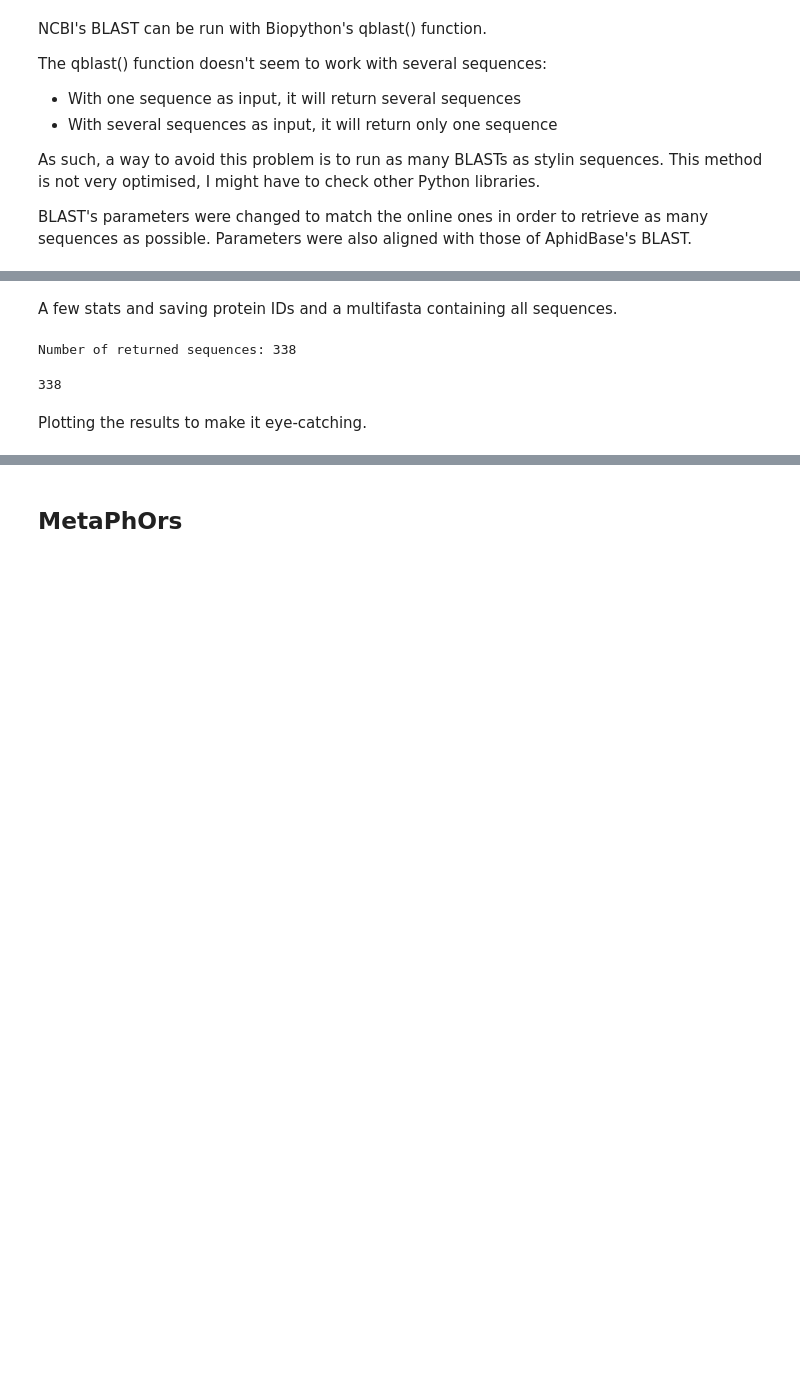
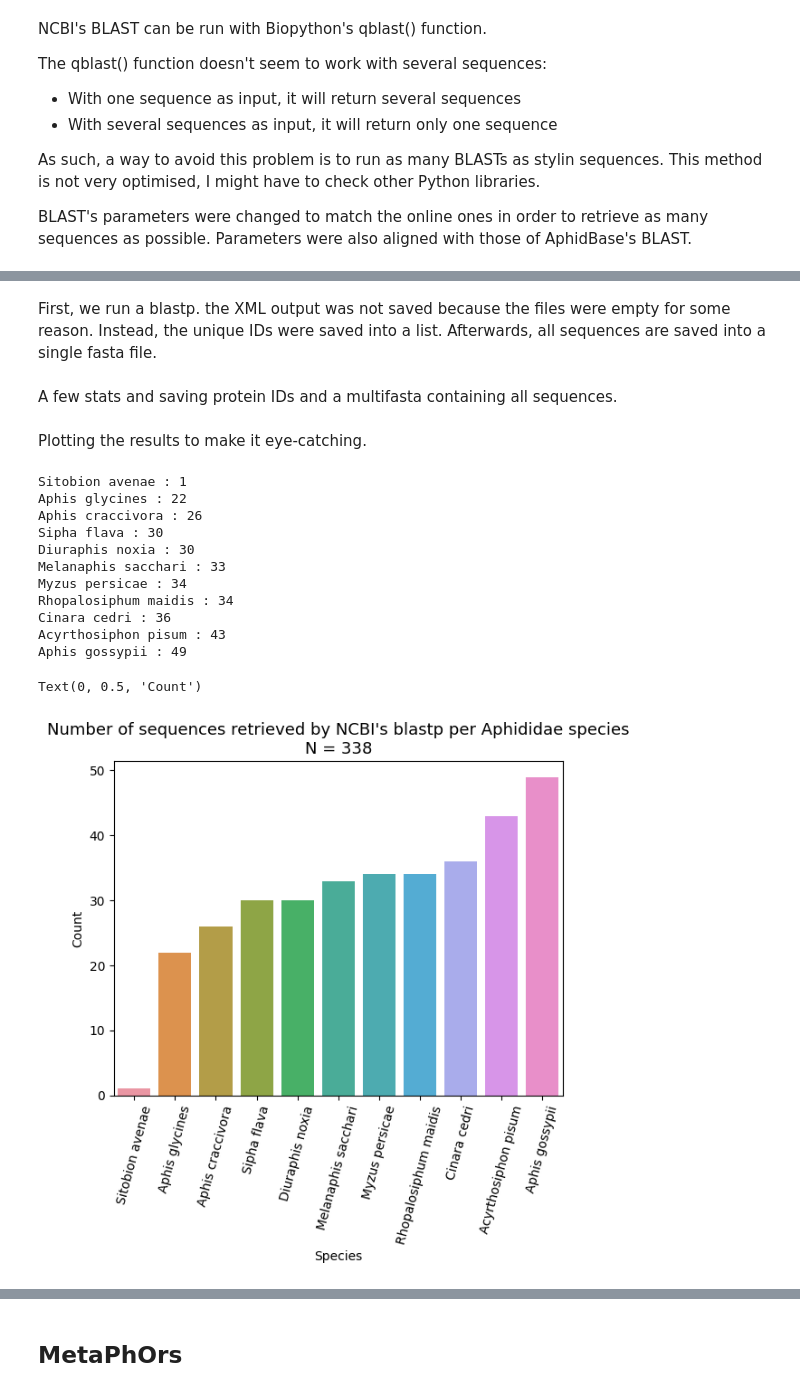
Before and after one commit to elian-stz/StylED_internship, a Jupyter notebook: xplore.ipynb, the cells around one changed output, grey strips where cells are left out. Cells and saved outputs as stored; diff of their text form; code cells hidden in the pictures; blank space fills up the shorter version.

```diff
--- a/xplore.ipynb
+++ b/xplore.ipynb
@@ -115 +111,3 @@ BLAST's parameters were changed to match the online ones in order to retrieve as
+# %% [markdown]
+First, we run a blastp. the XML output was not saved because the files were empty for some reason. Instead, the unique IDs were saved into a list. Afterwards, all sequences are saved into a single fasta file.
 # %%
@@ -137,30 +133,58 @@ for stylin in NCBI_protein_ID :
 # %% [markdown]
 A few stats and saving protein IDs and a multifasta containing all sequences.
 # %%
-print("Number of returned sequences:", len(hit_ids))
-
-# storing all sequences as text and fasta files
-with open("blast_protein_ids.txt", "w") as ft :
-    ft.write("\n".join(hit_ids))
-
+# storing all sequences as a fasta file
 protein_search_results = Entrez.efetch("Protein",
-                                       id = ",".join(hit_ids),
+                                       id = ",".join(hit_ids_p),
                                        rettype = "fasta"
                                       )
 protein_records = SeqIO.parse(protein_search_results, "fasta")
-SeqIO.write(protein_records, "./blast_protein_sequences.fasta", "fasta")
+SeqIO.write(protein_records, "./orthologs_blastp.ncbi.fasta", "fasta")
+protein_search_results.close()
-# %% [output]
-Number of returned sequences: 338
-338
 # %% [markdown]
 Plotting the results to make it eye-catching.
 # %%
-# Creation of a dictionary to stock all species and their sequence count
+# Creation of a dictionary to store all species and their count
 dictionary = {}
-with open("blast_protein_sequences.fasta", "r") as file :
+with open("orthologs_blastp.ncbi.fasta", "r") as file :
     for line in file :
         for key in re.findall("\[(.*)\]", line) :
             if key not in dictionary :
                 dictionary[key] = 1
             else :
                 dictionary[key] += 1
+
+# sorting the dictionary by ascending values
+dictionary = dict(sorted(dictionary.items(), key = lambda item: item[1]))
+
+# printing the dictionary
+for key in dictionary :
+    print(f"{key} : {dictionary[key]}")
+
+
+# Storing the total number of species
+speciesTotalNumber = sum(dictionary.values())
+
+# plotting the dictionary
+plot = sns.barplot(x = list(dictionary.keys()),
+                   y = list(dictionary.values())
+                  )
+plot.set_xticklabels(plot.get_xticklabels(), rotation = 75)
+plot.set_title(f"Number of sequences retrieved by NCBI's blastp per Aphididae species\nN = {speciesTotalNumber}",
+               size = 13)
+plot.set_xlabel("Species")
+plot.set_ylabel("Count")
+# %% [output]
+Sitobion avenae : 1
+Aphis glycines : 22
+Aphis craccivora : 26
+Sipha flava : 30
+Diuraphis noxia : 30
+Melanaphis sacchari : 33
+Myzus persicae : 34
+Rhopalosiphum maidis : 34
+Cinara cedri : 36
+Acyrthosiphon pisum : 43
+Aphis gossypii : 49
+Text(0, 0.5, 'Count')
+[figure, added]
```
Also changed, not shown: parts of 19 cells of this notebook, 1 other file.
